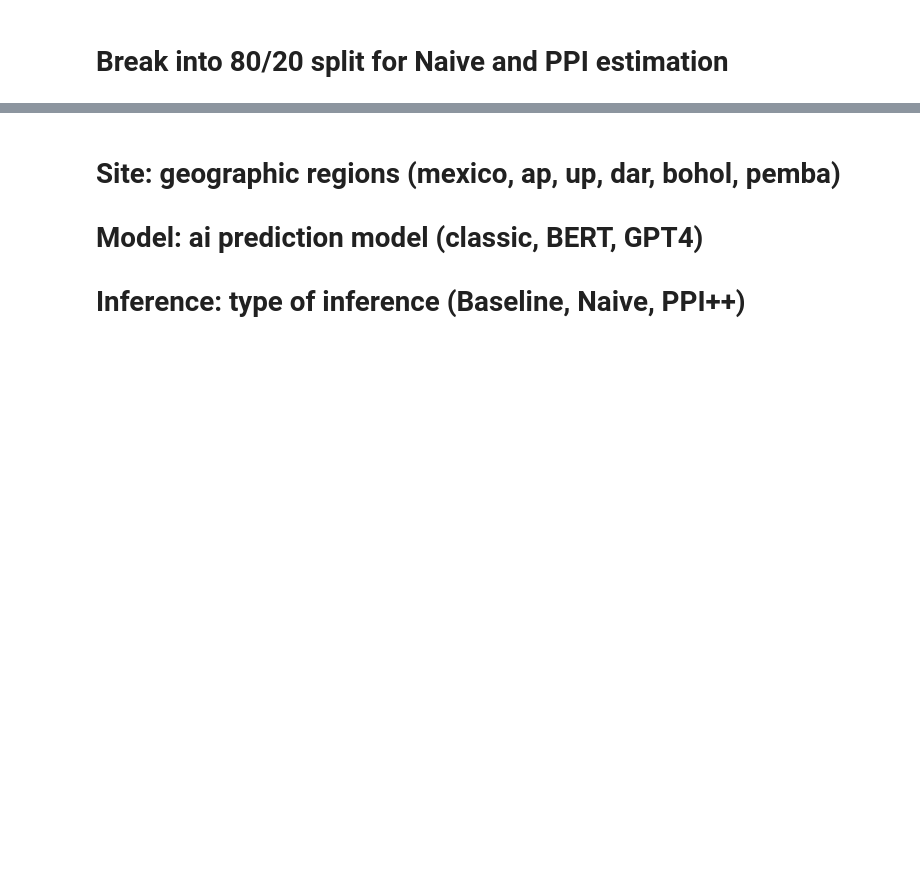
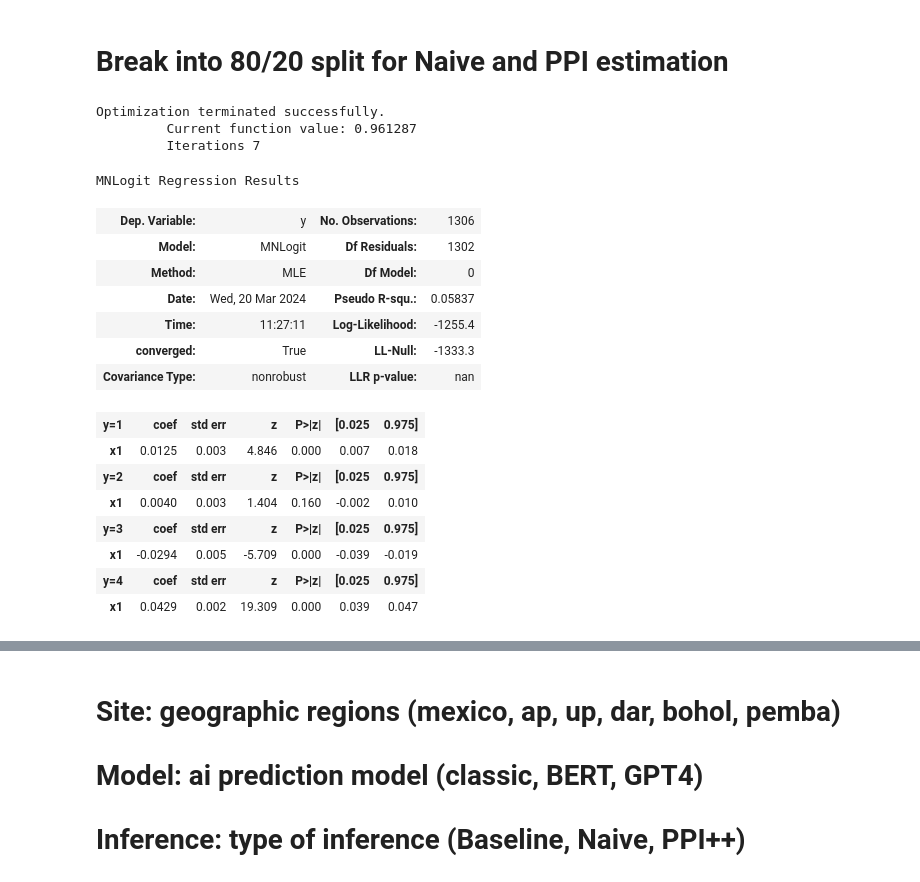
Before and after one commit to avisokay/va_nlp, a Jupyter notebook: src/results_estimation.ipynb, the cells around one changed output, grey strips where cells are left out. Saved outputs shown, nothing was run; the diff lists cells and outputs as text; code cells hidden in the pictures; blank space fills up the shorter version.

```diff
--- a/src/results_estimation.ipynb
+++ b/src/results_estimation.ipynb
@@ -55,0 +84,27 @@ def data_split(input_df, test_size=0.2):
+# %%
+Y_sorted, X_sorted, Y_lab, Yhat_lab, X_lab, Yhat_unlab, X_unlab, Y_combined_sorted, X_combined_sorted = data_split(mexico_knn)
+# %%
+# Baseline Regression
+mn_logit_baseline = sm.MNLogit(Y_sorted, X_sorted)
+mn_logit_baseline_res = mn_logit_baseline.fit(method = "newton", full_output = True)
+mn_logit_baseline_res.summary()
+# %% [output]
+Optimization terminated successfully.
+         Current function value: 0.961287
+         Iterations 7
+MNLogit Regression Results
+| Dep. Variable: | y | No. Observations: | 1306 |
+| Model: | MNLogit | Df Residuals: | 1302 |
+| Method: | MLE | Df Model: | 0 |
+| Date: | Wed, 20 Mar 2024 | Pseudo R-squ.: | 0.05837 |
+| Time: | 11:27:11 | Log-Likelihood: | -1255.4 |
+| converged: | True | LL-Null: | -1333.3 |
+| Covariance Type: | nonrobust | LLR p-value: | nan |
+| y=1 | coef | std err | z | P>|z| | [0.025 | 0.975] |
+| x1 | 0.0125 | 0.003 | 4.846 | 0.000 | 0.007 | 0.018 |
+| y=2 | coef | std err | z | P>|z| | [0.025 | 0.975] |
+| x1 | 0.0040 | 0.003 | 1.404 | 0.160 | -0.002 | 0.010 |
+| y=3 | coef | std err | z | P>|z| | [0.025 | 0.975] |
+| x1 | -0.0294 | 0.005 | -5.709 | 0.000 | -0.039 | -0.019 |
+| y=4 | coef | std err | z | P>|z| | [0.025 | 0.975] |
+| x1 | 0.0429 | 0.002 | 19.309 | 0.000 | 0.039 | 0.047 |
```
Also changed, not shown: parts of 7 cells of this notebook, 2 other files.
